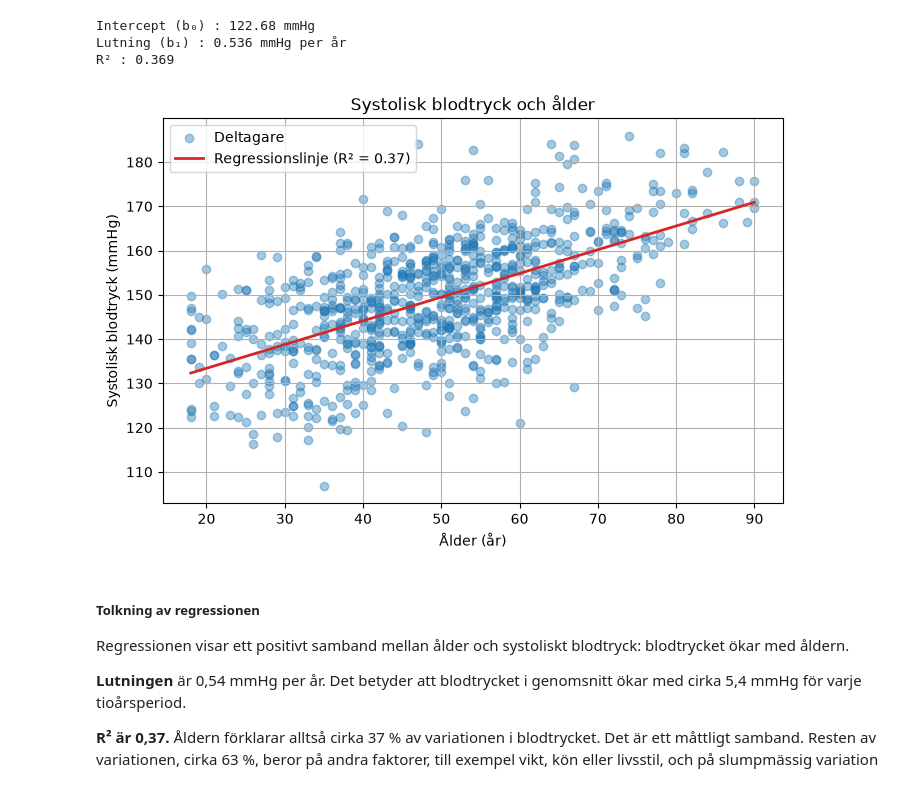
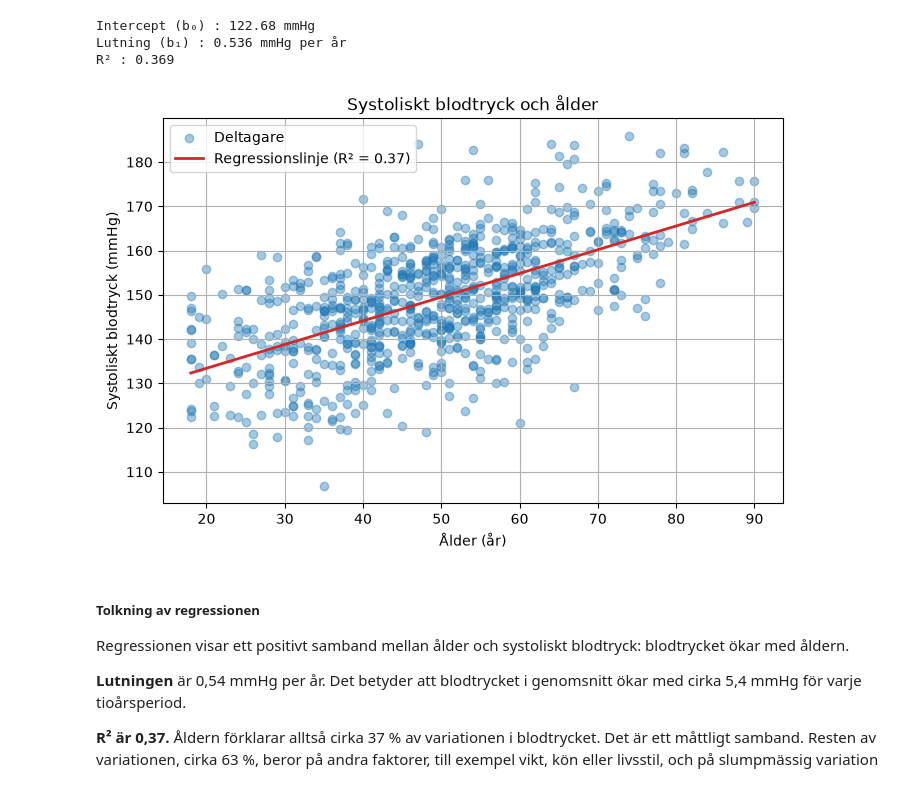
Before and after one commit to roshima-fernando/halsostudie---examuppgift, a Jupyter notebook: health_study.ipynb, the cells around one changed output. Drawn from its saved outputs; the diff is of its cells as text; code cells hidden in the pictures.

```diff
--- a/health_study.ipynb
+++ b/health_study.ipynb
@@ -468,19 +468,19 @@ R² : 0.369
 # %%
 fig, ax = plt.subplots(figsize=(8,5))
 
 ax.scatter(df["age"], df["systolic_bp"], alpha=0.4, label = "Deltagare")
 
 age_line = np.linspace(df["age"].min(), df["age"].max(), 100)
 bp_line = coefs["intercept"] + coefs["age"] * age_line
 ax.plot(age_line, bp_line, color="tab:red", linewidth=2, label=f"Regressionslinje (R² = {r2:.2f})")
-ax.set_title("Systolisk blodtryck och ålder")
+ax.set_title("Systoliskt blodtryck och ålder")
 ax.set_xlabel("Ålder (år)")
-ax.set_ylabel("Systolisk blodtryck (mmHg)")
+ax.set_ylabel("Systoliskt blodtryck (mmHg)")
 ax.grid(True)
 ax.legend()
 plt.show()
 # %% [output]
-[figure, old version]
+[figure, new version]
 # %% [markdown]
 ##### Tolkning av regressionen
 
```
Also changed, not shown: parts of 3 cells of this notebook, 1 other file.
